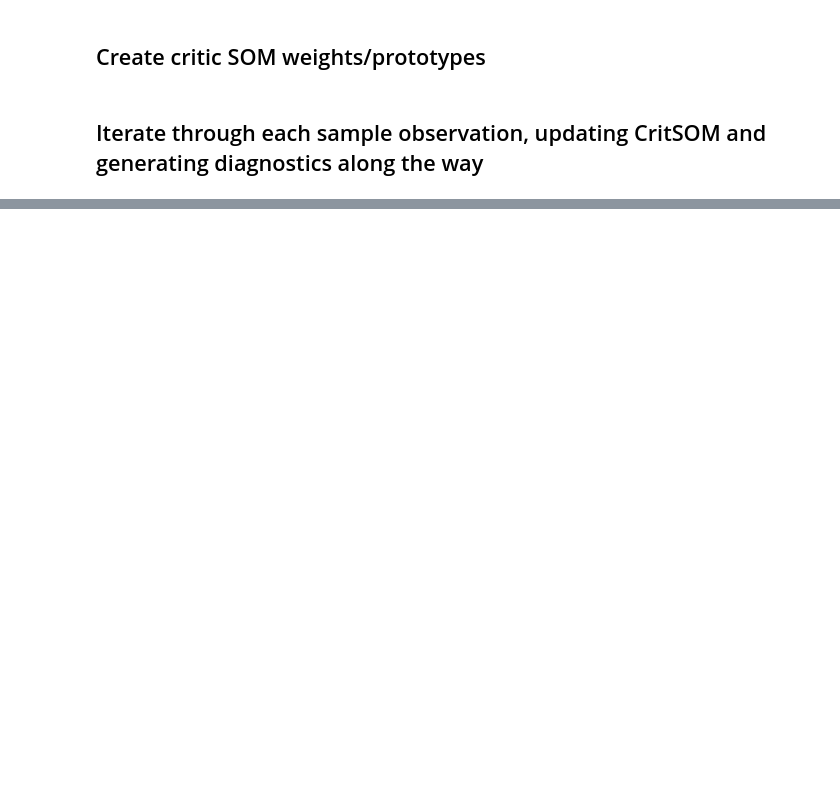
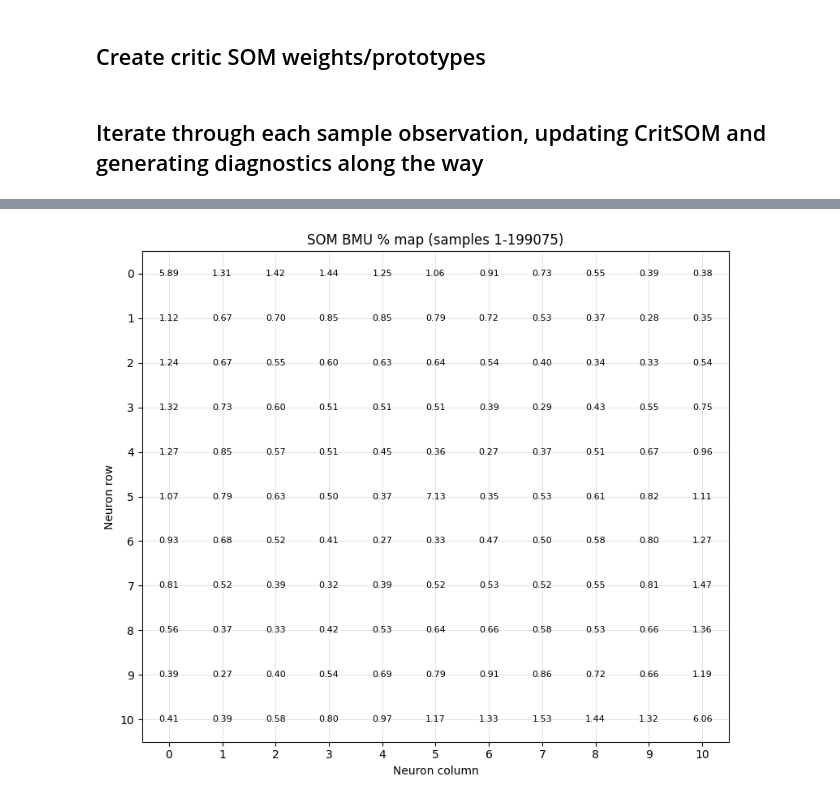
Before and after one commit to mjs161803/cart-pole-som, a Jupyter notebook: explore_dataset.ipynb, the cells around one changed output, grey strips where cells are left out. Saved outputs shown, nothing was run; the diff lists cells and outputs as text; code cells hidden in the pictures; blank space fills up the shorter version.

```diff
--- a/explore_dataset.ipynb
+++ b/explore_dataset.ipynb
@@ -247,8 +250,11 @@ def update_critsom(observation, W, M, instruction, lr, sigma):
 # %% [markdown]
 ## Iterate through each sample observation, updating CritSOM and generating diagnostics along the way
 # %%
-lr = 0.1
-sigma = 1.4
+from matplotlib.animation import FuncAnimation
+from IPython.display import HTML, display
+
+lr = 0.3
+sigma = 2.0
 
 chunk_size = 10_000
 chunk_counts = np.zeros((11, 11), dtype=np.int32)
@@ -268,6 +274,71 @@ for idx, (obs_row, inst_row) in enumerate(zip(all_observations, instruction), st
     inst_scalar = float(inst_row[0])
     W, M, bmu = update_critsom(obs_row, W, M, inst_scalar, lr, sigma)
 
+    # Render numeric "heatmap" once at the end (no color encoding)
+    if idx == all_observations.shape[0]:
+        projected_counts = chunk_counts.copy()
+        if bmu is not None:
+            projected_counts[bmu] += 1
+
+        # Animate first 50 post-synaptic heatmaps at 5 FPS
+
+        n_frames = min(50, all_observations.shape[0])
+        W_anim = W.copy()
+        M_anim = np.zeros_like(M)
+        frames = []
+
+        for k in range(n_frames):
+            obs_k = all_observations[k]
+            inst_k = float(instruction[k, 0])
+            _, M_anim, _ = update_critsom(obs_k, W_anim, M_anim, inst_k, lr=0.0, sigma=sigma)
+            frames.append(M_anim.copy())
+
+        fig_anim, ax_anim = plt.subplots(figsize=(6, 5))
+        im_anim = ax_anim.imshow(frames[0], cmap="hot", origin="upper", vmin=0.0, vmax=1.0)
+        ax_anim.set_xlabel("Neuron column")
+        ax_anim.set_ylabel("Neuron row")
+        plt.colorbar(im_anim, ax=ax_anim, label="Activation")
+
+        def _update(frame_idx):
+            im_anim.set_data(frames[frame_idx])
+            ax_anim.set_title(f"Post-synaptic heatmap (frame {frame_idx + 1}/{n_frames})")
+            return (im_anim,)
+
+        anim = FuncAnimation(
+            fig_anim,
+            _update,
+            frames=n_frames,
+            interval=200,  # 5 FPS
+            blit=True,
+            repeat=False,
+        )
+
+        display(HTML(anim.to_jshtml()))
+        plt.close(fig_anim)
+        projected_total = chunk_total + 1
+        percent_map = (projected_counts / projected_total) * 100.0
+
+        fig, ax = plt.subplots(figsize=(8, 7))
+        ax.set_title(f"SOM BMU % map (samples 1-{idx})")
+        ax.set_xlabel("Neuron column")
+        ax.set_ylabel("Neuron row")
+        ax.set_xlim(-0.5, 10.5)
+        ax.set_ylim(10.5, -0.5)
+        ax.set_xticks(range(11))
+        ax.set_yticks(range(11))
+        ax.grid(True, which="both", linewidth=0.6, alpha=0.4)
+
+        for r in range(11):
+            for c in range(11):
+                ax.text(c, r, f"{percent_map[r, c]:.2f}",
+                        ha="center", va="center", fontsize=8)
+
+        plt.tight_layout()
+        plt.show()
+
+        # Prevent the original color-imshow block from running
+        chunk_size = all_observations.shape[0] + 1
+
     if bmu is not None:
         chunk_counts[bmu] += 1
     chunk_total += 1
@@ -286,3 +357,4 @@ for idx, (obs_row, inst_row) in enumerate(zip(all_observations, instruction), st
 
         chunk_counts.fill(0)
         chunk_total = 0
+# %% [output]
@@ -288,0 +362 @@ for idx, (obs_row, inst_row) in enumerate(zip(all_observations, instruction), st
+[figure, added]
```
Also changed, not shown: parts of 8 cells of this notebook.
